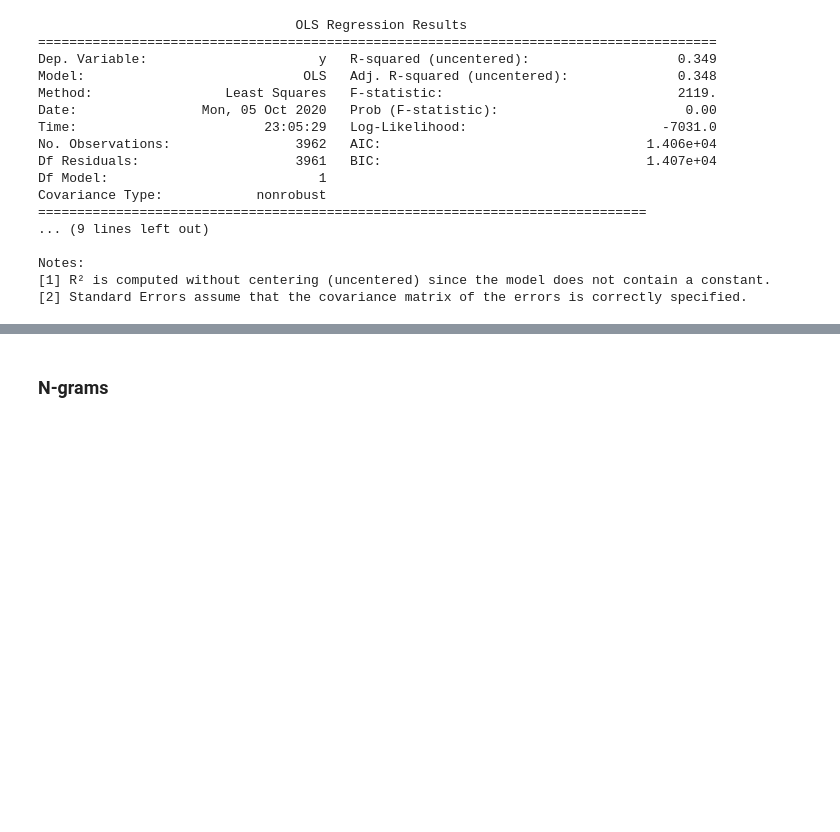
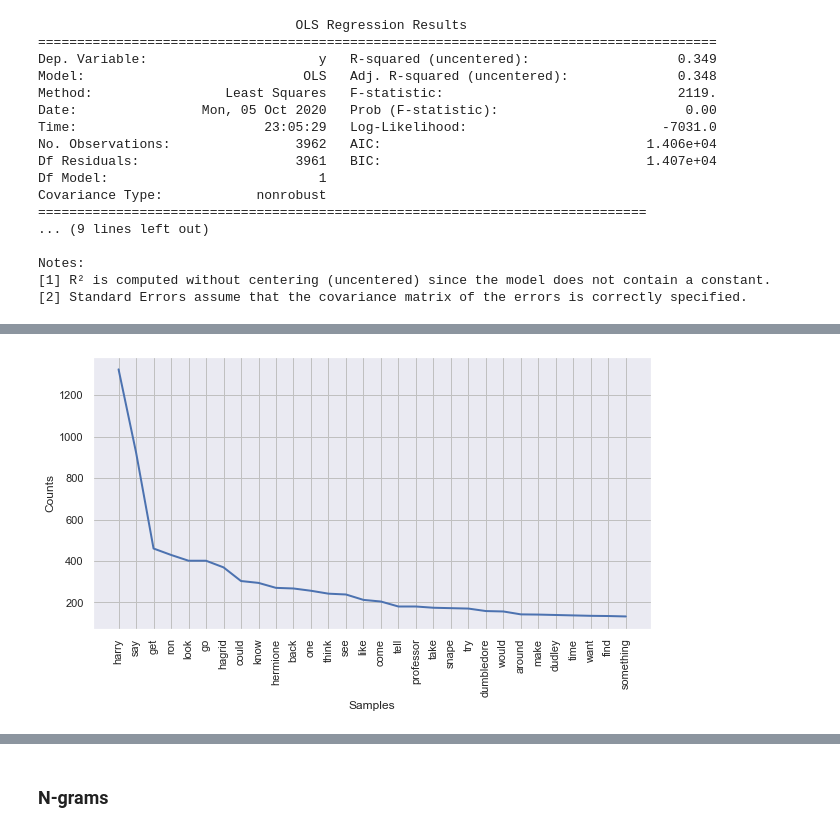
Before and after one commit to moesmatheus/text-mining-mba, a Jupyter notebook: NLP.ipynb, the cells around one changed output, grey strips where cells are left out. Saved outputs shown, nothing was run; the diff lists cells and outputs as text; code cells hidden in the pictures; blank space fills up the shorter version.

```diff
--- a/NLP.ipynb
+++ b/NLP.ipynb
@@ -516,0 +537,8 @@ Notes:
+# %%
+fdist = nltk.probability.FreqDist(token_lem)
+
+fdist.plot(30, cumulative = False)
+
+plt.show()
+# %% [output]
+[figure, added]
```
Also changed, not shown: parts of 23 cells of this notebook.
